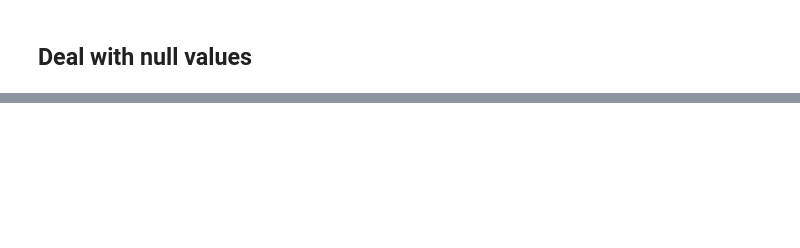
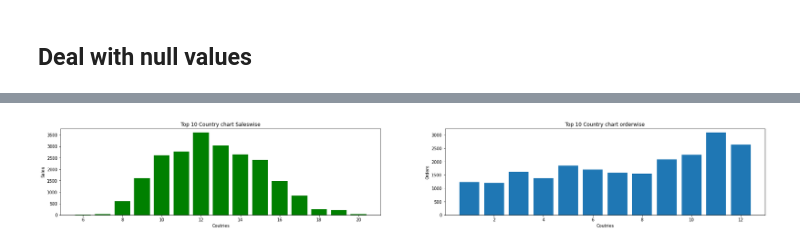
Before and after one commit to solankinitin1210/Capstone-Online-Retail-Customer-Segmentation, a Jupyter notebook: Online_Retail_Customer_Segmentation_Capstone_Project.ipynb, the cells around one changed output, grey strips where cells are left out. Drawn from its saved outputs; the diff is of its cells as text; code cells hidden in the pictures; blank space fills up the shorter version.

```diff
--- a/Online_Retail_Customer_Segmentation_Capstone_Project.ipynb
+++ b/Online_Retail_Customer_Segmentation_Capstone_Project.ipynb
@@ -168,0 +267,8 @@ df.groupby('InvoiceNo')['CustomerID'].nunique().reset_index().sort_values(by=['C
+# %%
+hour_wise_order_analysis=invoice_dataset.groupby('Invoice_hour')['InvoiceNo'].count().reset_index().sort_values('Invoice_hour')
+month_wise_order_analysis=invoice_dataset.groupby('Invoice_month')['InvoiceNo'].count().reset_index().sort_values('Invoice_month')
+
+df1_style = hour_wise_order_analysis.style.set_table_attributes("style='display:inline; margin-right:100px;'").set_caption("Top10_Country_saleswise")
+df2_style = month_wise_order_analysis.style.set_table_attributes("style='display:inline;'").set_caption("Top10_Country_orderwise")
+
+display_html(df1_style._repr_html_() + df2_style._repr_html_(), raw=True)
@@ -168,0 +307,19 @@ df.groupby('InvoiceNo')['CustomerID'].nunique().reset_index().sort_values(by=['C
+# %%
+plt.figure(figsize = (30,40))
+
+plt.subplot(9,2,1) # row 1, col 2 index 1
+#plt.pie(hour_wise_order_analysis['InvoiceNo'],labels=hour_wise_order_analysis['Invoice_hour'])
+plt.bar(hour_wise_order_analysis.Invoice_hour, hour_wise_order_analysis.InvoiceNo,color=['green'])
+plt.title("Top 10 Country chart Saleswise")
+plt.xlabel('Coutries')
+plt.ylabel('Sales')
+
+plt.subplot(9,2,2) # index 2
+plt.bar(month_wise_order_analysis.Invoice_month, month_wise_order_analysis.InvoiceNo)
+plt.title("Top 10 Country chart orderwise")
+plt.xlabel('Coutries')
+plt.ylabel('Orders')
+
+plt.show()
+# %% [output]
+[figure, added]
```
Also changed, not shown: parts of 18 cells of this notebook.
